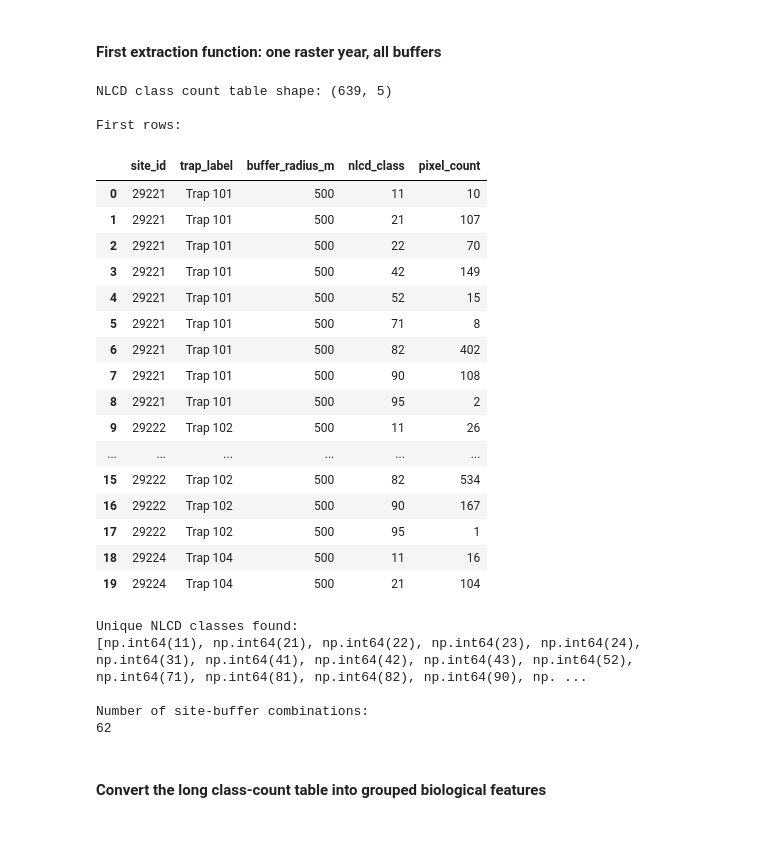
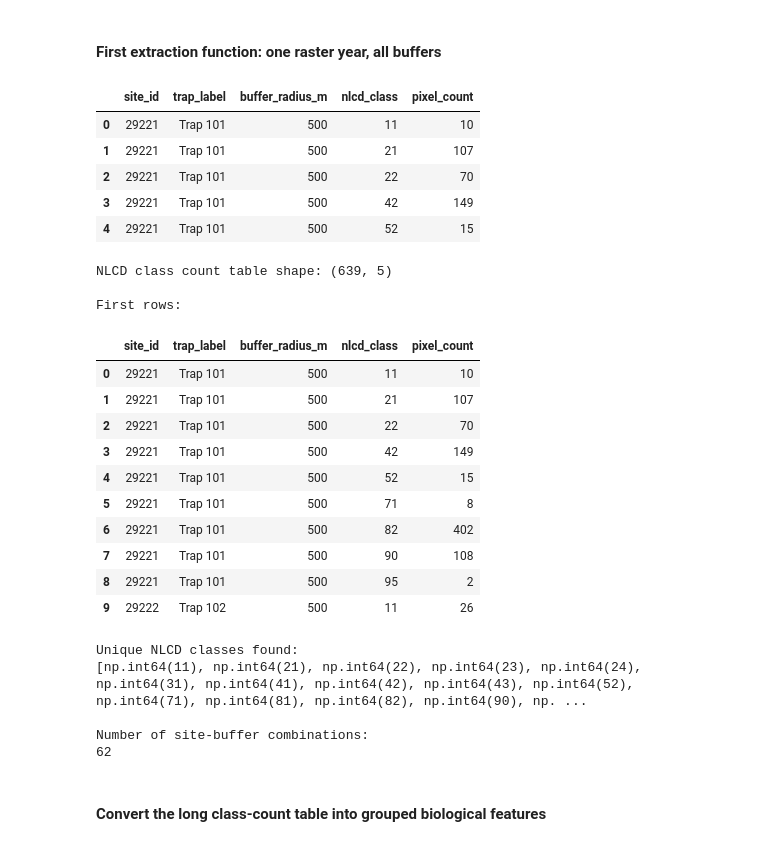
Before and after one commit to Leonidus1995/Whitefly_Risk_Intelligence, a Jupyter notebook: notebooks/02a_nlcd_landcover_features.ipynb, the cells around one changed output. Saved outputs shown, nothing was run; the diff lists cells and outputs as text; code cells hidden in the pictures.

Commit message:
landcover feature extraction continue...

```diff
--- a/notebooks/02a_nlcd_landcover_features.ipynb
+++ b/notebooks/02a_nlcd_landcover_features.ipynb
@@ -437,39 +364,80 @@ def extract_nlcd_class_counts_for_buffers(
+# %%
+records = []
+with rasterio.open(NLCD_2025_PATH) as src:
+    raster_crs = src.crs
+    nodata = src.nodata
+
+    buffers_for_raster = buffers_gdf.to_crs(raster_crs)
+
+    for _, row in buffers_for_raster.iterrows():
+        geom = [row.geometry]   # mask() requires a list of geometries
+
+        # Clip the raster to the polygon
+        out_image, _ = mask(
+            src,                # the raster
+            geom,               # the polygon to clip with
+            crop=True,          # output only the area inside the polygon
+            filled=True,        # fill areas outside the polygon with nodata
+            nodata=nodata       # use the raster's nodata value
+        )
+
+        # flatten the pixel values in the first and only band in the out_image
+        values = out_image[0].ravel()
+
+        # Remove nodata values
+        if nodata is not None:
+            values = values[values != nodata]
+
+        # Remove zeros when present as unclassified or background
+        values = values[values != 0]
+
+        unique_values, counts = np.unique(values, return_counts=True)
+
+        for class_value, counts in zip(unique_values, counts):
+            records.append(
+                {
+                    "site_id": row["site_id"],
+                    "trap_label": row["trap_label"],
+                    "buffer_radius_m": row["buffer_radius_m"],
+                    "nlcd_class": int(class_value),
+                    "pixel_count": int(counts)
+                }
+            )
+    nlcd_counts_2025 = pd.DataFrame(records)
+
+display(nlcd_counts_2025.head())
+# %% [output]
+|  | site_id | trap_label | buffer_radius_m | nlcd_class | pixel_count |
+| 0 | 29221 | Trap 101 | 500 | 11 | 10 |
+| 1 | 29221 | Trap 101 | 500 | 21 | 107 |
+| 2 | 29221 | Trap 101 | 500 | 22 | 70 |
+| 3 | 29221 | Trap 101 | 500 | 42 | 149 |
+| 4 | 29221 | Trap 101 | 500 | 52 | 15 |
 # %%
-nlcd_counts_2025 = extract_nlcd_class_counts_for_buffers(
-    raster_path=NLCD_2025_PATH,
-    buffers_gdf=buffers_gdf
-)
-
 print("NLCD class count table shape:", nlcd_counts_2025.shape)
 print("\nFirst rows:")
-display(nlcd_counts_2025.head(20))
+display(nlcd_counts_2025.head(10))
 
 print("\nUnique NLCD classes found:")
 print(sorted(nlcd_counts_2025["nlcd_class"].unique()))
 
 print("\nNumber of site-buffer combinations:")
 print(nlcd_counts_2025[["site_id", "buffer_radius_m"]].drop_duplicates().shape[0])
 # %% [output]
 NLCD class count table shape: (639, 5)
 
 First rows:
 |  | site_id | trap_label | buffer_radius_m | nlcd_class | pixel_count |
 | 0 | 29221 | Trap 101 | 500 | 11 | 10 |
 | 1 | 29221 | Trap 101 | 500 | 21 | 107 |
 | 2 | 29221 | Trap 101 | 500 | 22 | 70 |
 | 3 | 29221 | Trap 101 | 500 | 42 | 149 |
 | 4 | 29221 | Trap 101 | 500 | 52 | 15 |
 | 5 | 29221 | Trap 101 | 500 | 71 | 8 |
 | 6 | 29221 | Trap 101 | 500 | 82 | 402 |
 | 7 | 29221 | Trap 101 | 500 | 90 | 108 |
 | 8 | 29221 | Trap 101 | 500 | 95 | 2 |
 | 9 | 29222 | Trap 102 | 500 | 11 | 26 |
-| ... | ... | ... | ... | ... | ... |
-| 15 | 29222 | Trap 102 | 500 | 82 | 534 |
-| 16 | 29222 | Trap 102 | 500 | 90 | 167 |
-| 17 | 29222 | Trap 102 | 500 | 95 | 1 |
-| 18 | 29224 | Trap 104 | 500 | 11 | 16 |
-| 19 | 29224 | Trap 104 | 500 | 21 | 104 |
 Unique NLCD classes found:
 [np.int64(11), np.int64(21), np.int64(22), np.int64(23), np.int64(24), np.int64(31), np.int64(41), np.int64(42), np.int64(43), np.int64(52), np.int64(71), np.int64(81), np.int64(82), np.int64(90), np. ...
 
```
Also changed, not shown: parts of 41 cells of this notebook, 1 other file.
